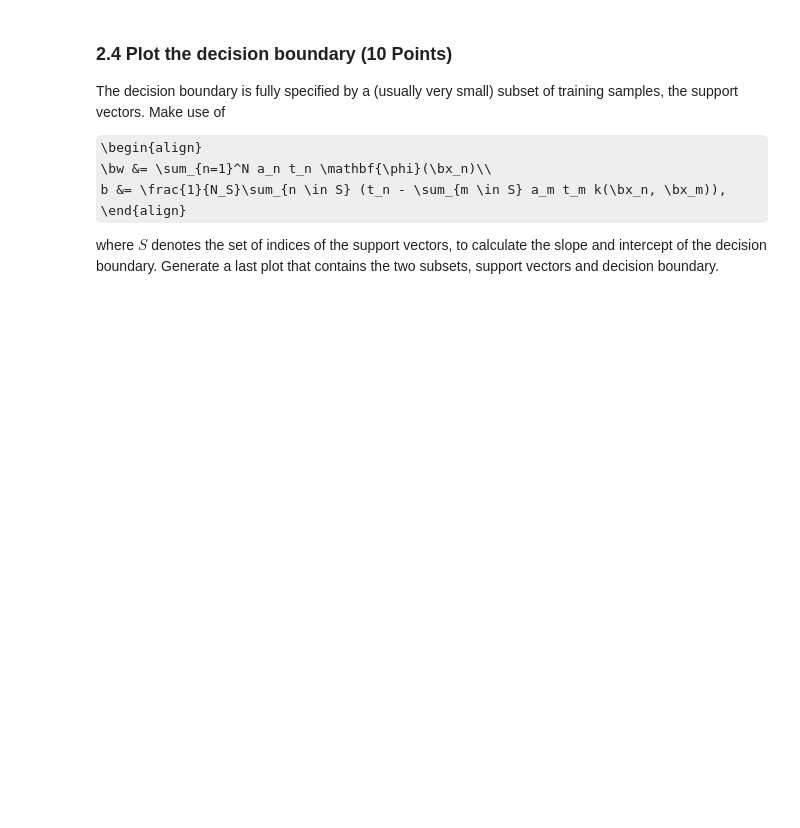
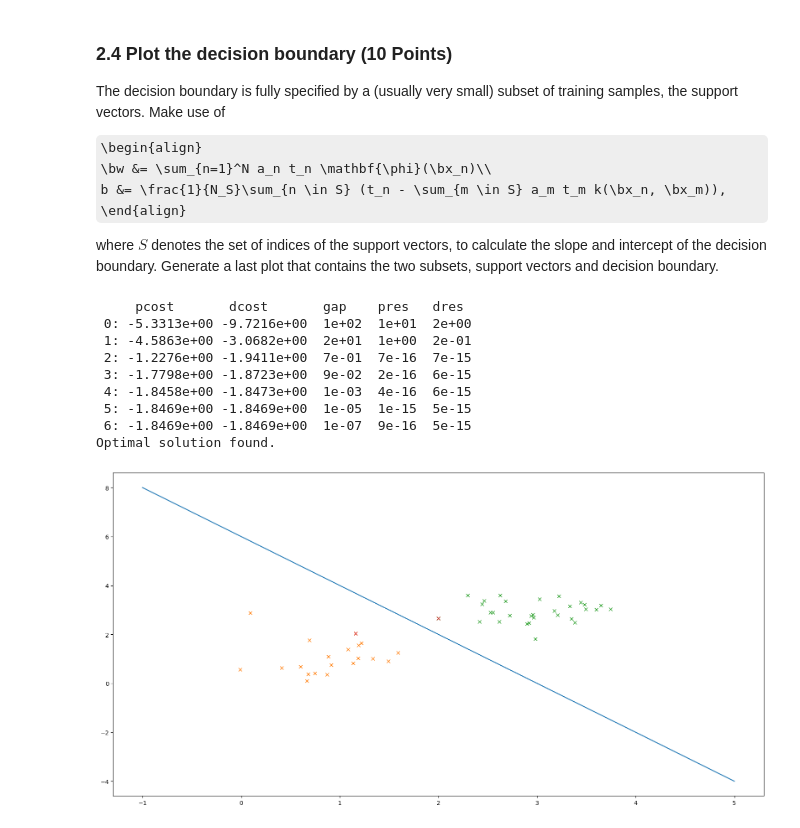
Before and after one commit to Dawlau/UVA_ML, a Jupyter notebook: 11061286_14532921_lab2.ipynb, the cells around one changed output. Drawn from its saved outputs; the diff is of its cells as text; code cells hidden in the pictures; some formulas as TeX source; blank space fills up the shorter version.

```diff
--- a/11061286_14532921_lab2.ipynb
+++ b/11061286_14532921_lab2.ipynb
@@ -621,0 +653,33 @@ raise NotImplementedError()
+# %%
+X, t = create_X_and_t(X1, X2)
+a = compute_multipliers(X, t)
+
+eigenvectors = np.array(a)>0.0001
+SV = X[np.concatenate((eigenvectors, eigenvectors), axis=1)]
+
+SV = SV.reshape((2, 2))
+
+sv_1, sv_2 = SV.T
+
+w = -2
+b = 6
+
+x = np.linspace(-1, 5, 100)
+y = w * x + b
+
+plt.plot(x, y)
+plt.plot(x1_1, x1_2, 'x')
+plt.plot(x2_1, x2_2, 'x')
+plt.plot(sv_1, sv_2, 'x')
+plt.show()
+# %% [output]
+     pcost       dcost       gap    pres   dres
+ 0: -5.3313e+00 -9.7216e+00  1e+02  1e+01  2e+00
+ 1: -4.5863e+00 -3.0682e+00  2e+01  1e+00  2e-01
+ 2: -1.2276e+00 -1.9411e+00  7e-01  7e-16  7e-15
+ 3: -1.7798e+00 -1.8723e+00  9e-02  2e-16  6e-15
+ 4: -1.8458e+00 -1.8473e+00  1e-03  4e-16  6e-15
+ 5: -1.8469e+00 -1.8469e+00  1e-05  1e-15  5e-15
+ 6: -1.8469e+00 -1.8469e+00  1e-07  9e-16  5e-15
+Optimal solution found.
+[figure, added]
```
Also changed, not shown: parts of 10 cells of this notebook.
